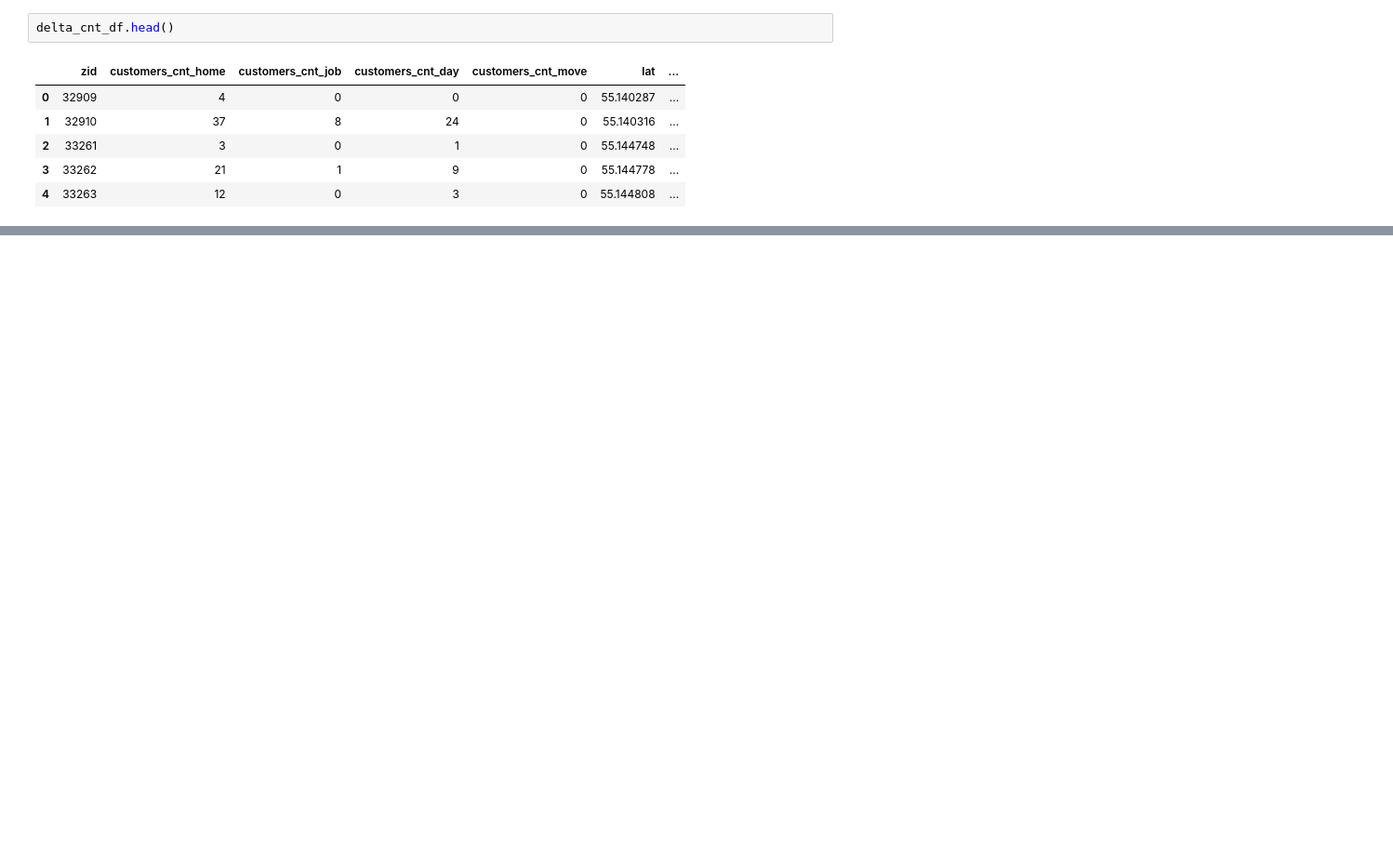
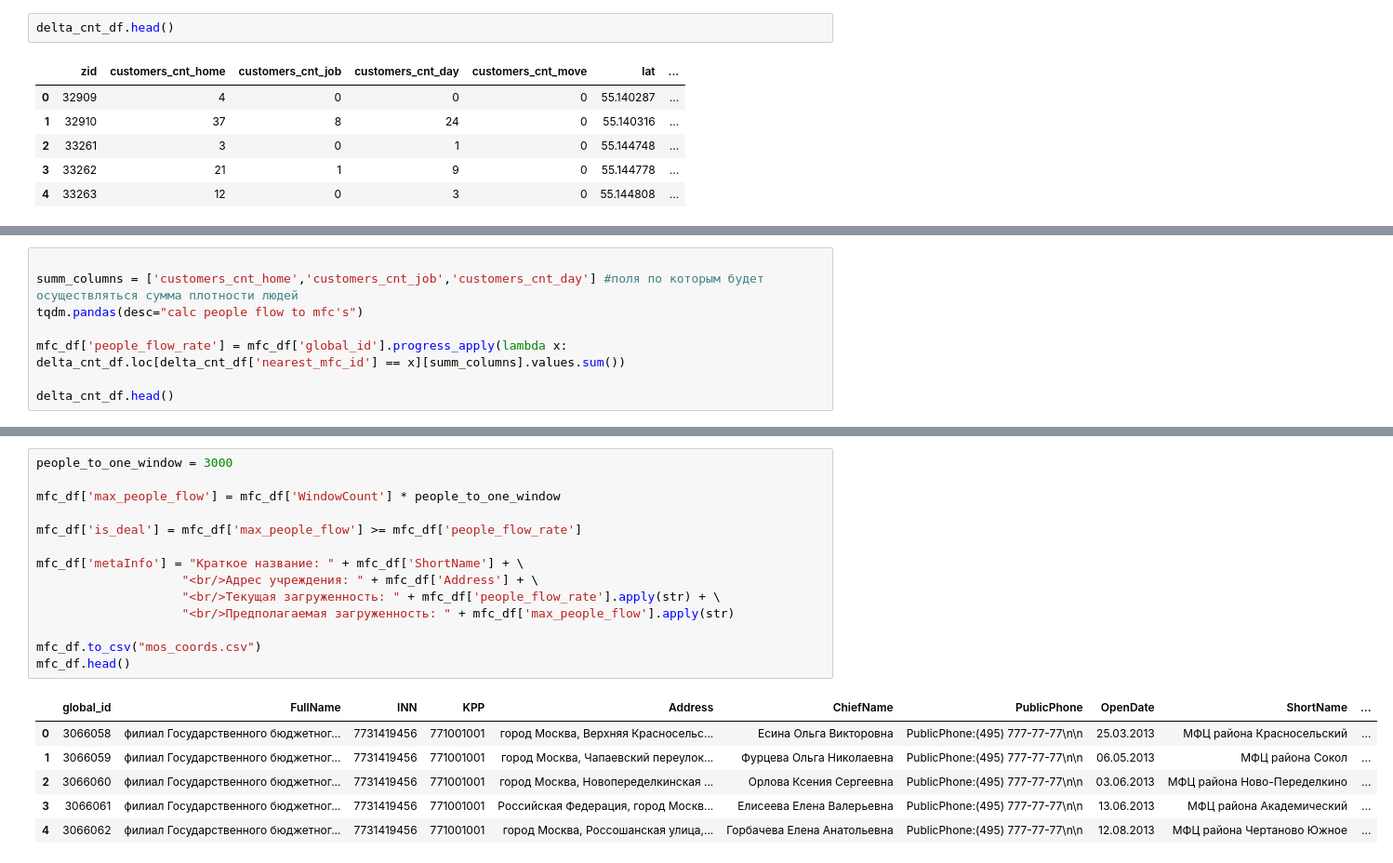
Before and after one commit to Shar170/KOD_v_meshke_MOS, a Jupyter notebook: datasetanalys.ipynb, the cells around one changed output, grey strips where cells are left out. Shown at 93% size. Saved outputs shown, nothing was run; the diff lists cells and outputs as text; blank space fills up the shorter version.

```diff
--- a/datasetanalys.ipynb
+++ b/datasetanalys.ipynb
@@ -243,0 +223,8 @@ delta_cnt_df.head()
+# %%
+
+summ_columns = ['customers_cnt_home','customers_cnt_job','customers_cnt_day'] #поля по которым будет осуществляться сумма плотности людей
+tqdm.pandas(desc="calc people flow to mfc's")
+
+mfc_df['people_flow_rate'] = mfc_df['global_id'].progress_apply(lambda x: delta_cnt_df.loc[delta_cnt_df['nearest_mfc_id'] == x][summ_columns].values.sum())
+
+delta_cnt_df.head()
@@ -244,3 +238,24 @@ delta_cnt_df.head()
+# %%
+people_to_one_window = 3000
+
+mfc_df['max_people_flow'] = mfc_df['WindowCount'] * people_to_one_window
+
+mfc_df['is_deal'] = mfc_df['max_people_flow'] >= mfc_df['people_flow_rate']
+
+mfc_df['metaInfo'] = "Краткое название: " + mfc_df['ShortName'] + \
+                    "<br/>Адрес учреждения: " + mfc_df['Address'] + \
+                    "<br/>Текущая загруженность: " + mfc_df['people_flow_rate'].apply(str) + \
+                    "<br/>Предполагаемая загруженность: " + mfc_df['max_people_flow'].apply(str)
+
+mfc_df.to_csv("mos_coords.csv")
+mfc_df.head()
+# %% [output]
+|  | global_id | FullName | INN | KPP | Address | ChiefName | PublicPhone | OpenDate | ShortName | ... |
+| 0 | 3066058 | филиал Государственного бюджетног... | 7731419456 | 771001001 | город Москва, Верхняя Красносельс... | Есина Ольга Викторовна | PublicPhone:(495) 777-77-77\n\n | 25.03.2013 | МФЦ района Красносельский | ... |
+| 1 | 3066059 | филиал Государственного бюджетног... | 7731419456 | 771001001 | город Москва, Чапаевский переулок... | Фурцева Ольга Николаевна | PublicPhone:(495) 777-77-77\n\n | 06.05.2013 | МФЦ района Сокол | ... |
+| 2 | 3066060 | филиал Государственного бюджетног... | 7731419456 | 771001001 | город Москва, Новопеределкинская ... | Орлова Ксения Сергеевна | PublicPhone:(495) 777-77-77\n\n | 03.06.2013 | МФЦ района Ново-Переделкино | ... |
+| 3 | 3066061 | филиал Государственного бюджетног... | 7731419456 | 771001001 | Российская Федерация, город Москв... | Елисеева Елена Валерьевна | PublicPhone:(495) 777-77-77\n\n | 13.06.2013 | МФЦ района Академический | ... |
+| 4 | 3066062 | филиал Государственного бюджетног... | 7731419456 | 771001001 | город Москва, Россошанская улица,... | Горбачева Елена Анатольевна | PublicPhone:(495) 777-77-77\n\n | 12.08.2013 | МФЦ района Чертаново Южное | ... |
 # %%
 print('max:', delta_cnt_df['nearest_mfc'].max(), ' min:', delta_cnt_df['nearest_mfc'].min() )
 # %% [output]
```
Also changed, not shown: parts of 18 cells of this notebook, 3 other files.
